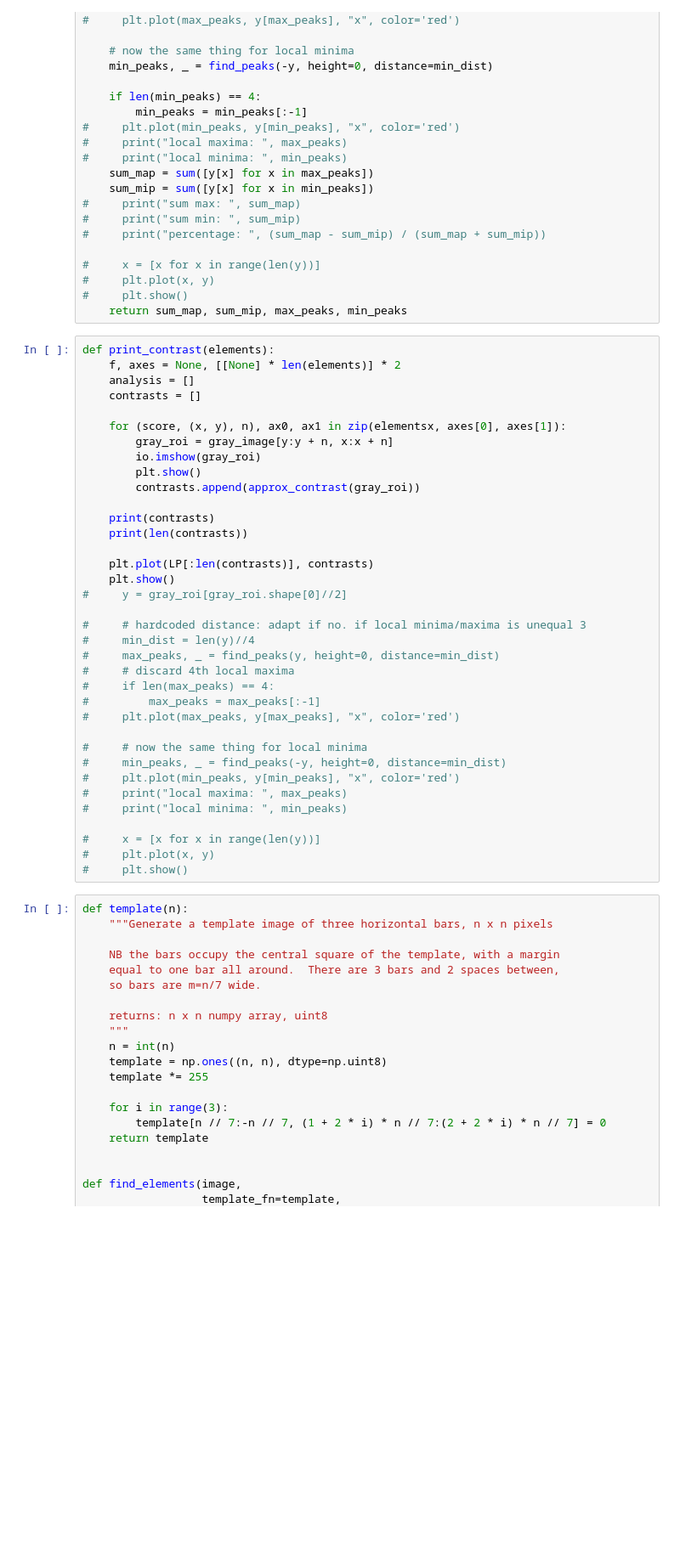
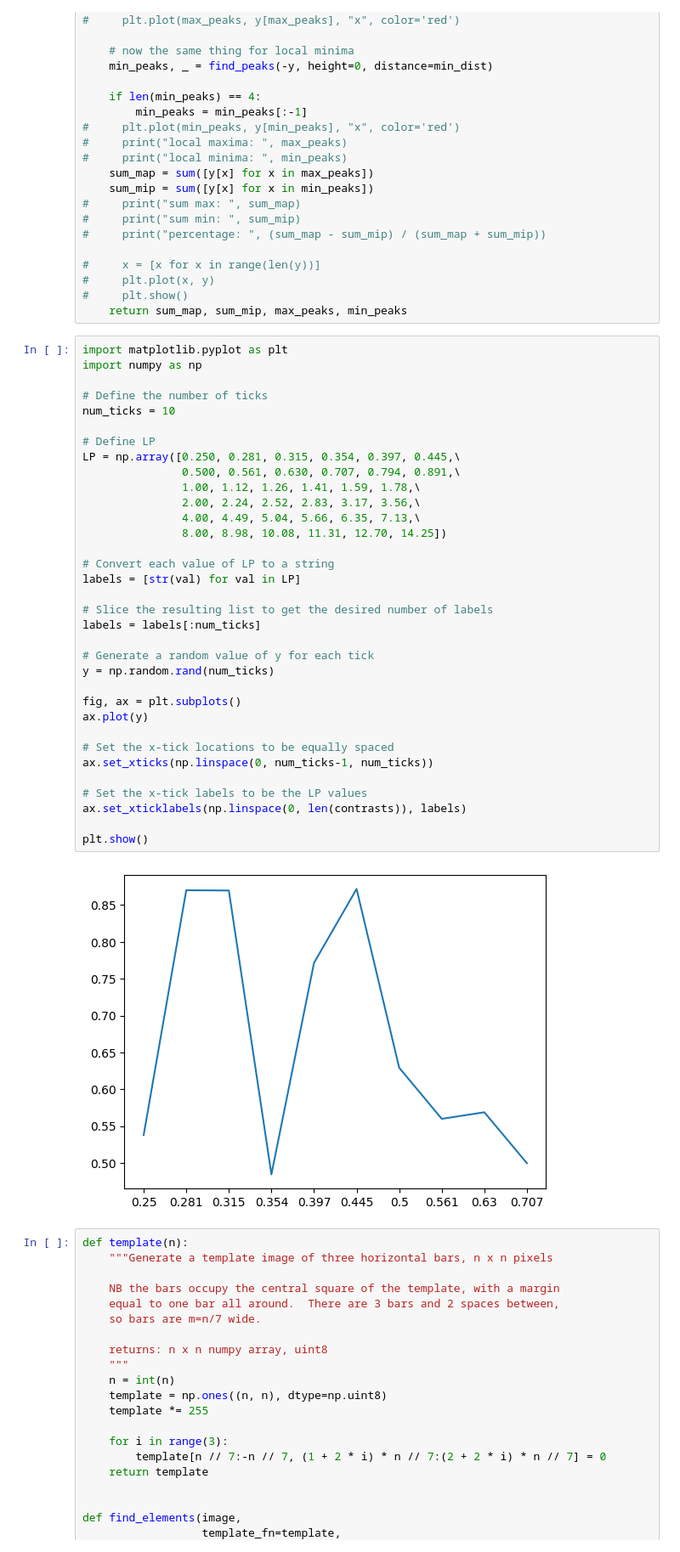
Before and after one commit to JM-Yaz/usaf_image_analysis, a Jupyter notebook: mtf_plotter.ipynb, the cells around one changed output. Shown at 85% size. Cells and saved outputs as stored; diff of their text form; blank space fills up the shorter version.

```diff
--- a/mtf_plotter.ipynb
+++ b/mtf_plotter.ipynb
@@ -176,41 +219,41 @@ def approx_contrast_by_row(image, row):
 #     plt.show()
     return sum_map, sum_mip, max_peaks, min_peaks
 # %%
-def print_contrast(elements):
-    f, axes = None, [[None] * len(elements)] * 2
-    analysis = []
-    contrasts = []
+import matplotlib.pyplot as plt
+import numpy as np
 
-    for (score, (x, y), n), ax0, ax1 in zip(elementsx, axes[0], axes[1]):
-        gray_roi = gray_image[y:y + n, x:x + n]
-        io.imshow(gray_roi)
-        plt.show()
-        contrasts.append(approx_contrast(gray_roi))
+# Define the number of ticks
+num_ticks = 10
 
-    print(contrasts)
-    print(len(contrasts))
+# Define LP
+LP = np.array([0.250, 0.281, 0.315, 0.354, 0.397, 0.445,\
+               0.500, 0.561, 0.630, 0.707, 0.794, 0.891,\
+               1.00, 1.12, 1.26, 1.41, 1.59, 1.78,\
+               2.00, 2.24, 2.52, 2.83, 3.17, 3.56,\
+               4.00, 4.49, 5.04, 5.66, 6.35, 7.13,\
+               8.00, 8.98, 10.08, 11.31, 12.70, 14.25])
 
-    plt.plot(LP[:len(contrasts)], contrasts)
-    plt.show()
-#     y = gray_roi[gray_roi.shape[0]//2]
+# Convert each value of LP to a string
+labels = [str(val) for val in LP]
 
-#     # hardcoded distance: adapt if no. if local minima/maxima is unequal 3
-#     min_dist = len(y)//4
-#     max_peaks, _ = find_peaks(y, height=0, distance=min_dist)
-#     # discard 4th local maxima
-#     if len(max_peaks) == 4:
-#         max_peaks = max_peaks[:-1]
-#     plt.plot(max_peaks, y[max_peaks], "x", color='red')
+# Slice the resulting list to get the desired number of labels
+labels = labels[:num_ticks]
 
-#     # now the same thing for local minima
-#     min_peaks, _ = find_peaks(-y, height=0, distance=min_dist)
-#     plt.plot(min_peaks, y[min_peaks], "x", color='red')
-#     print("local maxima: ", max_peaks)
-#     print("local minima: ", min_peaks)
+# Generate a random value of y for each tick
+y = np.random.rand(num_ticks)
 
-#     x = [x for x in range(len(y))]
-#     plt.plot(x, y)
-#     plt.show()
+fig, ax = plt.subplots()
+ax.plot(y)
+
+# Set the x-tick locations to be equally spaced
+ax.set_xticks(np.linspace(0, num_ticks-1, num_ticks))
+
+# Set the x-tick labels to be the LP values
+ax.set_xticklabels(np.linspace(0, len(contrasts)), labels)
+
+plt.show()
+# %% [output]
+[figure, added]
 # %%
 def template(n):
     """Generate a template image of three horizontal bars, n x n pixels
```
Also changed, not shown: parts of 4 cells of this notebook, 2 other files.
